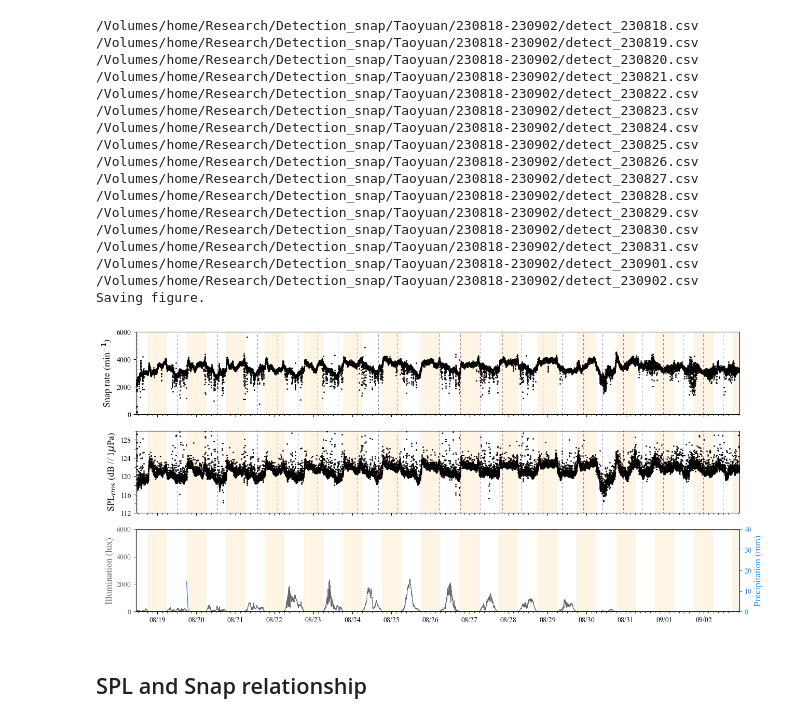
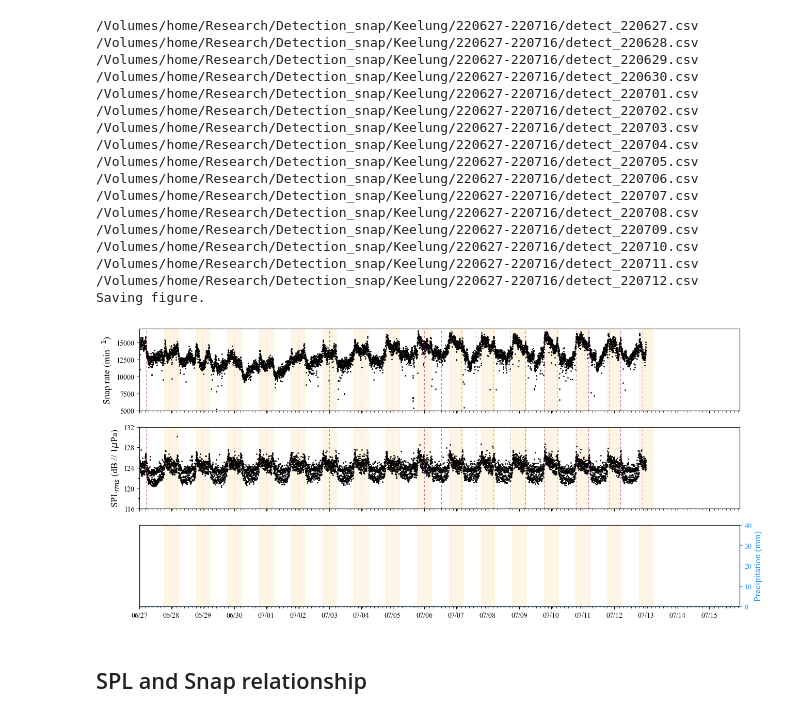
Before and after one commit to jhtong33/Code, a Jupyter notebook: 04.1_Plot_SnapRate_1Stage.ipynb, the cells around one changed output. Cells and saved outputs as stored; diff of their text form; code cells hidden in the pictures.

```diff
--- a/04.1_Plot_SnapRate_1Stage.ipynb
+++ b/04.1_Plot_SnapRate_1Stage.ipynb
@@ -17,8 +17,8 @@ def getinfo(place, year, stage):
     month = str(begintime.month).zfill(2)
     return begintime, endtime, month
 # %%
-place = 'Taoyuan'
-year = 2023
+place = 'Keelung'
+year = 2022
 stage = 2
 
 
@@ -28,7 +28,7 @@ savefig = True
 if place == 'Taoyuan':
     begintime, endtime, month = getinfo(place, year, stage)
     sunpath = glob.glob(f'../DataBase/Data_CWA/sunset_time_taoyuan{year}.csv')[0]
-    lightpath = glob.glob(f'../DataBase/Temperature/Taoyuan/{str(year)[2:4]}{month}*.xlsx')[0]
+    lightpath = glob.glob(f'../DataBase/Temperature/Taoyuan/{str(year)[2:4]}{month}*.xlsx')[0] if glob.glob(f'../DataBase/Temperature/Taoyuan/{str(year)[2:4]}{month}*.xlsx') != [] else None
     rainpath = glob.glob(f'/Volumes/Data/Rainfall_CWA/467050_新屋/467050_{year}.csv')[0]
     tidepath = glob.glob(f'../DataBase/Data_CWA/{year}_1116_竹圍_tide.csv')[0]
     # begintime = datetime(year, 6, 27); endtime = datetime(year, 7, 22)
@@ -41,10 +41,13 @@ elif place == 'Keelung':
     begintime, endtime, month = getinfo(place, year, stage)
     sunpath = glob.glob(f'../DataBase/Data_CWA/sunset_time_keelung{year}.csv')[0]
     lightpath = glob.glob(f'../DataBase/Temperature/Keelung/{str(year)[2:4]}{month}*.xlsx')[0] if glob.glob(f'../DataBase/Temperature/Keelung/{str(year)[2:4]}{month}*.xlsx') != [] else None
-    rainpath = glob.glob(f'/Volumes/Data/Rainfall_CWA/C0B050_八斗子/C0B050_{year}.csv')[0]
+    if year == 2021:
+        rainpath = glob.glob(f'/Volumes/Data/Rainfall_CWA/466940_基隆/466940_{year}.csv')[0]
+    else:
+        rainpath = glob.glob(f'/Volumes/Data/Rainfall_CWA/C0B050_八斗子/C0B050_{year}.csv')[0]
     tidepath = glob.glob(f'../DataBase/Data_CWA/{year}_12191_長潭里_tide.csv')[0]
     # begintime = datetime(year, 4, 17, 12); endtime = datetime(year, 5, 3, 12)
-    ymin=2000; ymax=12000
+    ymin=5000; ymax=17000
 dsun = pd.read_csv(sunpath)
 path = f'/Volumes/home/Research/Detection_snap/{place}/{str(year)[2:4]}{month}*'
 print(begintime, endtime)
@@ -69,7 +72,7 @@ def plotnight(time, ax, ymin, ymax):
     sunset = int((dsun['SUNSET'][dsun['TIME'] == f'{year}/{month}/{day}'].values[0]).rsplit(':')[-1])
     sunrise = int((dsun['SUNRSET'][dsun['TIME'] == f'{year}/{nextmonth}/{nextday}'].values[0]).rsplit(':')[-1])
     for i in range(len(ax)):
-        ymax = 10000 if i == 0 else ymax
+        ymax = 18000 if i == 0 else ymax
         ymin = 0 if i != 1 else ymin
         ax[i].fill_betweenx(y=[ymin-5, ymax], x1=datetime(year, month, day, 18, sunset), x2=datetime(year, nextmonth, nextday, 5, sunrise), color='orange', alpha=0.1)
     return ax
@@ -79,13 +82,15 @@ def plotlight(time, ax, excess=10000):
     day = str(time.day).zfill(2)
     filepath = lightpath
     if filepath is not None:
-
         dlight = pd.read_excel(filepath, header=None, names=['Time', 'Temp', 'Light'], skiprows=110,)
         dlight = dlight[dlight['Light']<excess]
         dlight_ = dlight[dlight['Time'] <= np.datetime64(f'{year}-{month}-{day} 23:59:59')][dlight['Time'] >= np.datetime64(f'{year}-{month}-{day} 00:00:00')]
-        begintime = pd.to_datetime(str(dlight_['Time'].values[0]))
-        endtime   = pd.to_datetime(str(dlight_['Time'].values[-1]))
-        ax.plot(pd.to_datetime(dlight_['Time']), dlight_['Light'], 'dimgrey', lw=0.75)
+        try:
+            begintime = pd.to_datetime(str(dlight_['Time'].values[0]))
+            endtime   = pd.to_datetime(str(dlight_['Time'].values[-1]))
+            ax.plot(pd.to_datetime(dlight_['Time']), dlight_['Light'], 'dimgrey', lw=0.75)
+        except:
+            pass
         ax.set_ylabel('Illumination (lux)', color='dimgrey', fontsize=fsize)
         ax.set_ylim(0, excess)
         ax.tick_params(axis='y', colors='dimgrey')
@@ -223,55 +228,55 @@ height_list = []
 temp = []
 for filepath in sorted(glob.glob(f'{path}/*csv')):
 
     df = pd.read_csv(filepath)
     gettime = pd.to_datetime(df['Time'].values[0])
     ax = plotnight(gettime, ax, ymin, ymax)
     ax[2] = plotlight(gettime, ax[2])
     ax[0] = plottide(ax[0], gettime, dtide, ymin, ymax, height_list)
-    ax[1] = plottide(ax[1], gettime, dtide, 90, 130, temp)
+    ax[1] = plottide(ax[1], gettime, dtide, 90, 135, temp)
     ax[0].scatter(pd.to_datetime(df['Time']), df['Peak'], c='k', marker='o', s=1 )
     ax[1].scatter(pd.to_datetime(df['Time']), df['SPLrms'], c='k', marker='o', s=1 )
     print(filepath)
 
-light_ymax=6000 # 6000
+light_ymax=12000 # 6000
 ax[2].set_ylim(0, light_ymax)
 
 ax[0].set_xlim(begintime, endtime)
 ax[0].set_ylim(ymin, ymax)
 ax[0].set_ylabel('Snap rate (min$^{-1}$)', fontsize=fsize)
 ax[0].xaxis.set_major_locator(mdates.DayLocator(interval=1))   #to get a tick every 15 minutes
 ax[0].xaxis.set_major_formatter(mdates.DateFormatter('%m/%d'))     #optional formatting
 ax[0].xaxis.set_minor_locator(mdates.HourLocator(interval=3))   #to get a tick every 15 minutes
 
 
-ax[1].set_ylim(112, 130)
+ax[1].set_ylim(116, 132)
 ax[1].set_ylabel('SPL$_{rms}$ (dB // 1$\mu$Pa)', fontsize=fsize)
 ax[1].yaxis.set_major_locator(ticker.MultipleLocator(4))
 ax[1].yaxis.set_minor_locator(ticker.MultipleLocator(2))
 
 if savefig:
     print('Saving figure. ')
-    plt.savefig(f'../Results/Detection_snap/{place}_{year}{month}_variations.png', dpi=200, bbox_inches='tight')
-    plt.savefig(f'../Results/Detection_snap/{place}_{year}{month}_variations.pdf', dpi=200)
+    plt.savefig(f'../Results/Detection_snap/{place}/{place}_{year}{month}_variations.png', dpi=200, bbox_inches='tight')
+    plt.savefig(f'../Results/Detection_snap/{place}/{place}_{year}{month}_variations.pdf', dpi=200)
 # %% [output]
-/Volumes/home/Research/Detection_snap/Taoyuan/230818-230902/detect_230818.csv
-/Volumes/home/Research/Detection_snap/Taoyuan/230818-230902/detect_230819.csv
-/Volumes/home/Research/Detection_snap/Taoyuan/230818-230902/detect_230820.csv
-/Volumes/home/Research/Detection_snap/Taoyuan/230818-230902/detect_230821.csv
-/Volumes/home/Research/Detection_snap/Taoyuan/230818-230902/detect_230822.csv
-/Volumes/home/Research/Detection_snap/Taoyuan/230818-230902/detect_230823.csv
-/Volumes/home/Research/Detection_snap/Taoyuan/230818-230902/detect_230824.csv
-/Volumes/home/Research/Detection_snap/Taoyuan/230818-230902/detect_230825.csv
-/Volumes/home/Research/Detection_snap/Taoyuan/230818-230902/detect_230826.csv
-/Volumes/home/Research/Detection_snap/Taoyuan/230818-230902/detect_230827.csv
-/Volumes/home/Research/Detection_snap/Taoyuan/230818-230902/detect_230828.csv
-/Volumes/home/Research/Detection_snap/Taoyuan/230818-230902/detect_230829.csv
-/Volumes/home/Research/Detection_snap/Taoyuan/230818-230902/detect_230830.csv
-/Volumes/home/Research/Detection_snap/Taoyuan/230818-230902/detect_230831.csv
-/Volumes/home/Research/Detection_snap/Taoyuan/230818-230902/detect_230901.csv
-/Volumes/home/Research/Detection_snap/Taoyuan/230818-230902/detect_230902.csv
+/Volumes/home/Research/Detection_snap/Keelung/220627-220716/detect_220627.csv
+/Volumes/home/Research/Detection_snap/Keelung/220627-220716/detect_220628.csv
+/Volumes/home/Research/Detection_snap/Keelung/220627-220716/detect_220629.csv
+/Volumes/home/Research/Detection_snap/Keelung/220627-220716/detect_220630.csv
+/Volumes/home/Research/Detection_snap/Keelung/220627-220716/detect_220701.csv
+/Volumes/home/Research/Detection_snap/Keelung/220627-220716/detect_220702.csv
+/Volumes/home/Research/Detection_snap/Keelung/220627-220716/detect_220703.csv
+/Volumes/home/Research/Detection_snap/Keelung/220627-220716/detect_220704.csv
+/Volumes/home/Research/Detection_snap/Keelung/220627-220716/detect_220705.csv
+/Volumes/home/Research/Detection_snap/Keelung/220627-220716/detect_220706.csv
+/Volumes/home/Research/Detection_snap/Keelung/220627-220716/detect_220707.csv
+/Volumes/home/Research/Detection_snap/Keelung/220627-220716/detect_220708.csv
+/Volumes/home/Research/Detection_snap/Keelung/220627-220716/detect_220709.csv
+/Volumes/home/Research/Detection_snap/Keelung/220627-220716/detect_220710.csv
+/Volumes/home/Research/Detection_snap/Keelung/220627-220716/detect_220711.csv
+/Volumes/home/Research/Detection_snap/Keelung/220627-220716/detect_220712.csv
 Saving figure.
-[figure, old version]
+[figure, new version]
 # %% [markdown]
 ## SPL and Snap relationship
 # %%
```
Also changed, not shown: parts of 3 cells of this notebook, 2 other files.
